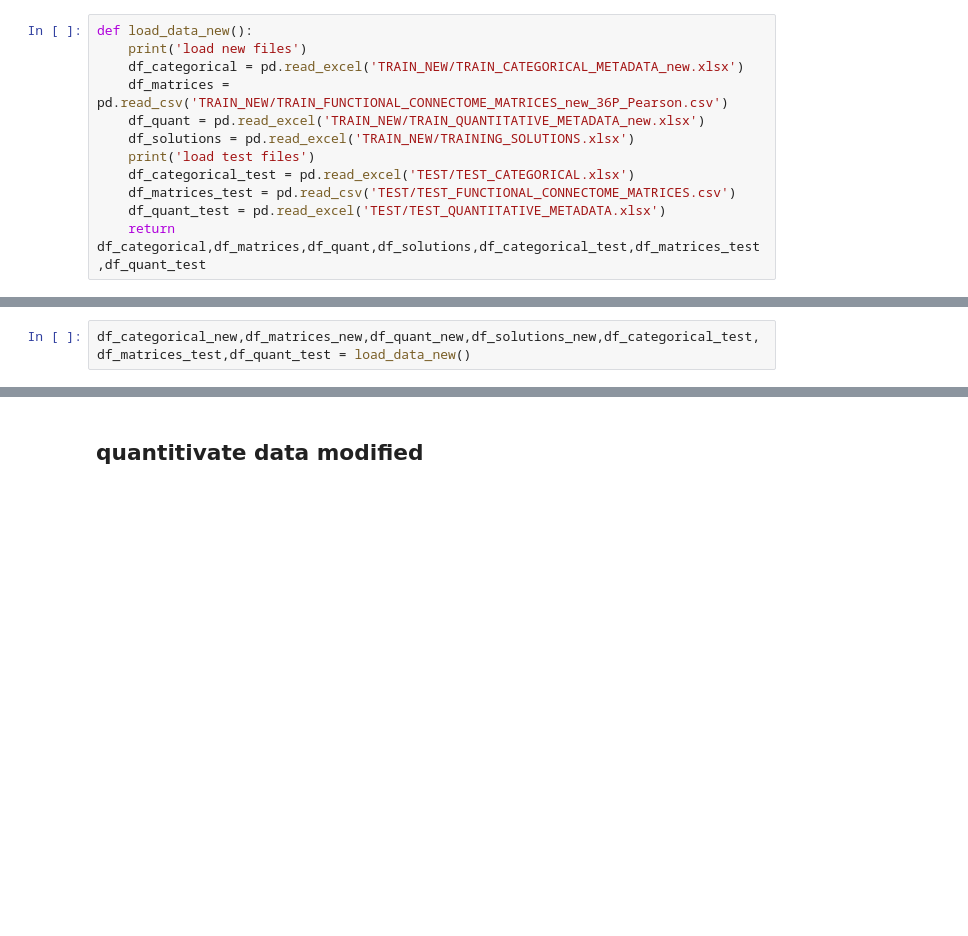
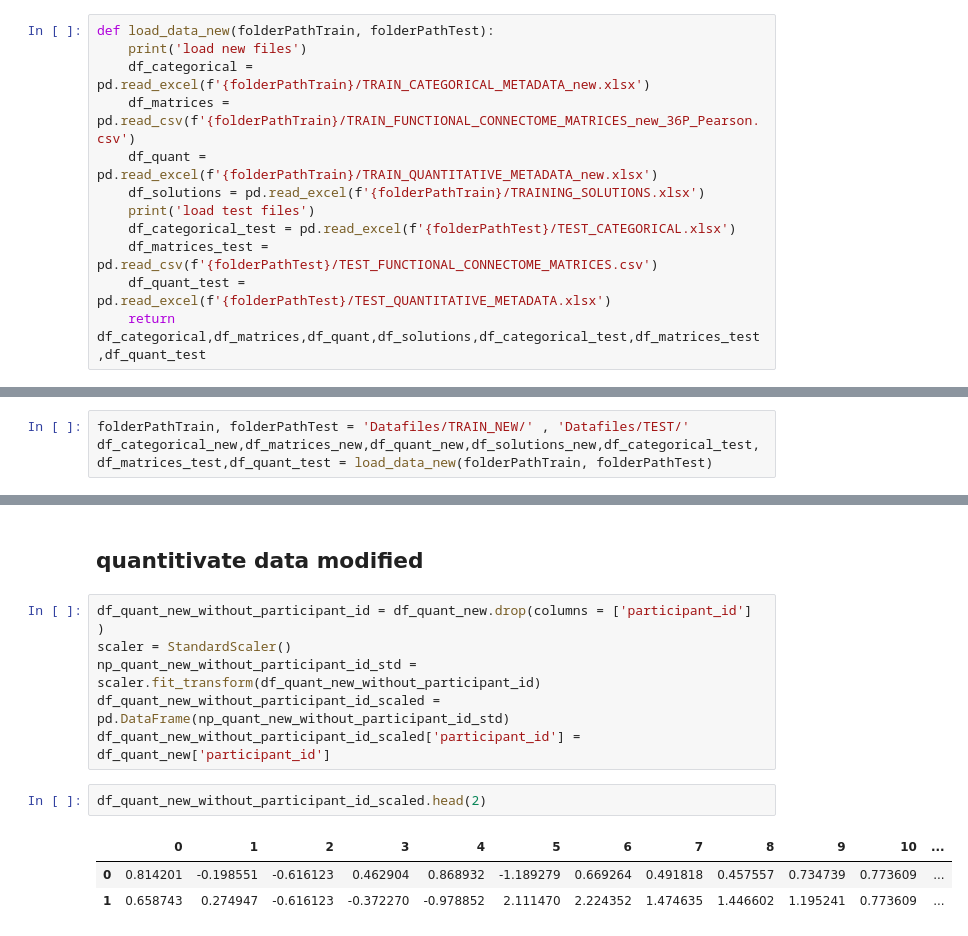
Before and after one commit to amohan601/kaggle-datathon-2025, a Jupyter notebook: combined-analysis.ipynb, the cells around one changed output, grey strips where cells are left out. Cells and saved outputs as stored; diff of their text form; blank space fills up the shorter version.

```diff
--- a/combined-analysis.ipynb
+++ b/combined-analysis.ipynb
@@ -37,15 +40,15 @@ def load_data_old():
     return df_categorical,df_matrices,df_quant,df_solutions,df_categorical_test,df_matrices_test,df_quant_test
 # %%
-def load_data_new():
+def load_data_new(folderPathTrain, folderPathTest):
     print('load new files')
-    df_categorical = pd.read_excel('TRAIN_NEW/TRAIN_CATEGORICAL_METADATA_new.xlsx')
-    df_matrices = pd.read_csv('TRAIN_NEW/TRAIN_FUNCTIONAL_CONNECTOME_MATRICES_new_36P_Pearson.csv')
-    df_quant = pd.read_excel('TRAIN_NEW/TRAIN_QUANTITATIVE_METADATA_new.xlsx')
-    df_solutions = pd.read_excel('TRAIN_NEW/TRAINING_SOLUTIONS.xlsx')
+    df_categorical = pd.read_excel(f'{folderPathTrain}/TRAIN_CATEGORICAL_METADATA_new.xlsx')
+    df_matrices = pd.read_csv(f'{folderPathTrain}/TRAIN_FUNCTIONAL_CONNECTOME_MATRICES_new_36P_Pearson.csv')
+    df_quant = pd.read_excel(f'{folderPathTrain}/TRAIN_QUANTITATIVE_METADATA_new.xlsx')
+    df_solutions = pd.read_excel(f'{folderPathTrain}/TRAINING_SOLUTIONS.xlsx')
     print('load test files')
-    df_categorical_test = pd.read_excel('TEST/TEST_CATEGORICAL.xlsx')
-    df_matrices_test = pd.read_csv('TEST/TEST_FUNCTIONAL_CONNECTOME_MATRICES.csv')
-    df_quant_test = pd.read_excel('TEST/TEST_QUANTITATIVE_METADATA.xlsx')
+    df_categorical_test = pd.read_excel(f'{folderPathTest}/TEST_CATEGORICAL.xlsx')
+    df_matrices_test = pd.read_csv(f'{folderPathTest}/TEST_FUNCTIONAL_CONNECTOME_MATRICES.csv')
+    df_quant_test = pd.read_excel(f'{folderPathTest}/TEST_QUANTITATIVE_METADATA.xlsx')
     return df_categorical,df_matrices,df_quant,df_solutions,df_categorical_test,df_matrices_test,df_quant_test
 # %%
 def join_data(categorical,matrices,quantitative,solutions=None):
@@ -206,7 +211,8 @@ saved the model
 # %% [markdown]
 ## run this step once to load new dataset
 # %%
-df_categorical_new,df_matrices_new,df_quant_new,df_solutions_new,df_categorical_test,df_matrices_test,df_quant_test = load_data_new()
+folderPathTrain, folderPathTest = 'Datafiles/TRAIN_NEW/' , 'Datafiles/TEST/'
+df_categorical_new,df_matrices_new,df_quant_new,df_solutions_new,df_categorical_test,df_matrices_test,df_quant_test = load_data_new(folderPathTrain, folderPathTest)
 # %% [output]
 load new files
 load test files
@@ -344,3 +366,15 @@ do_cross_validation(X,Y,classifier_cv)
 save_model(classifier,'new_data_xgb_basic_select_matrice_col',accuracy,y_test_data,y_pred)
 # %% [markdown]
 ## quantitivate data modified
+# %%
+df_quant_new_without_participant_id = df_quant_new.drop(columns = ['participant_id'] )
+scaler = StandardScaler()
+np_quant_new_without_participant_id_std = scaler.fit_transform(df_quant_new_without_participant_id)
+df_quant_new_without_participant_id_scaled = pd.DataFrame(np_quant_new_without_participant_id_std)
+df_quant_new_without_participant_id_scaled['participant_id'] = df_quant_new['participant_id']
+# %%
+df_quant_new_without_participant_id_scaled.head(2)
+# %% [output]
+|  | 0 | 1 | 2 | 3 | 4 | 5 | 6 | 7 | 8 | 9 | 10 | ... |
+| 0 | 0.814201 | -0.198551 | -0.616123 | 0.462904 | 0.868932 | -1.189279 | 0.669264 | 0.491818 | 0.457557 | 0.734739 | 0.773609 | ... |
+| 1 | 0.658743 | 0.274947 | -0.616123 | -0.372270 | -0.978852 | 2.111470 | 2.224352 | 1.474635 | 1.446602 | 1.195241 | 0.773609 | ... |
```
Also changed, not shown: parts of 43 cells of this notebook, 1 other file.
